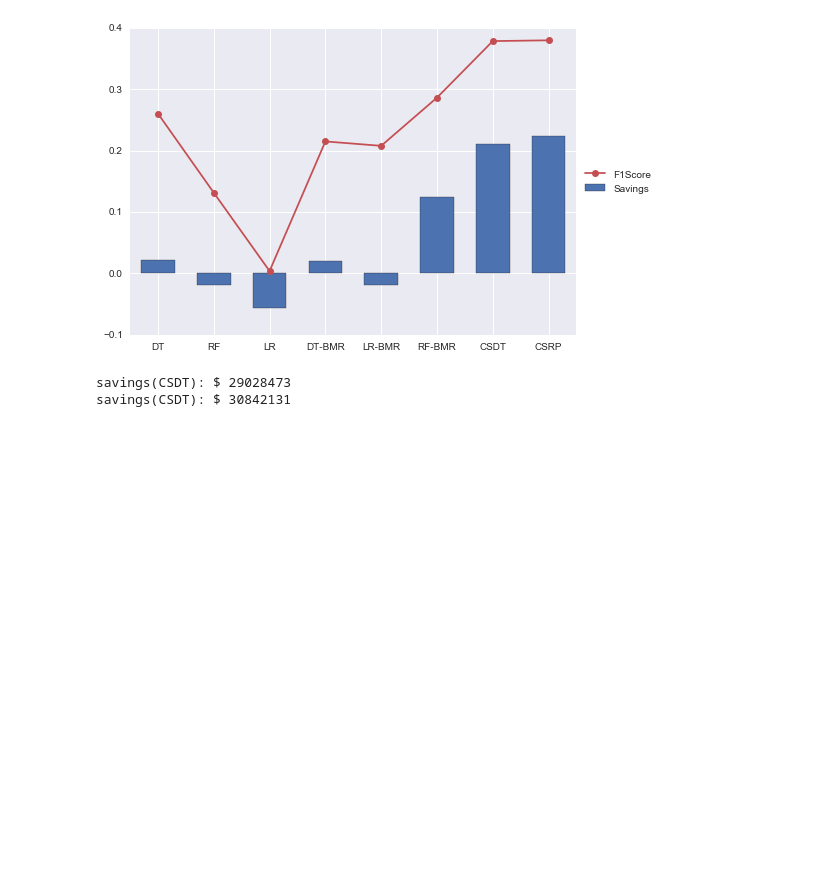
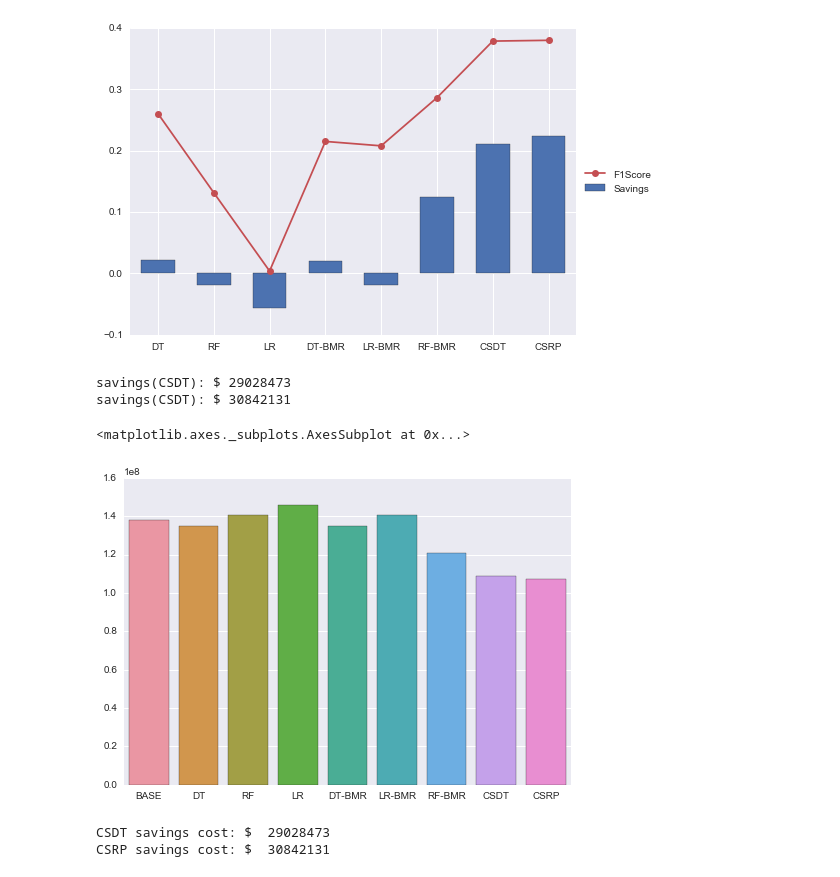
Before and after one commit to sanjaykim/intro_to_costcla_for_p2p, a Jupyter notebook: intro_to_costcla_for_p2p.ipynb, the cells around one changed output. Saved outputs shown, nothing was run; the diff lists cells and outputs as text; code cells hidden in the pictures; blank space fills up the shorter version.

Commit message:
add savings_cost graph and actual savings_costs for CSDT and CSRP

```diff
--- a/intro_to_costcla_for_p2p.ipynb
+++ b/intro_to_costcla_for_p2p.ipynb
@@ -418,3 +418,39 @@ print("savings(CSDT): $ "+str(int(cost_base * results.loc["CSRP"]["sav"])))
 # %% [output]
 savings(CSDT): $ 29028473
 savings(CSDT): $ 30842131
+# %%
+# Calculation of the actual amount of savings induced by using each model
+
+# objectify each model's savings costs
+
+RF = int(cost_base -cost_base * results.loc["RF"]["sav"])
+DT = int(cost_base -cost_base * results.loc["DT"]["sav"])
+LR = int(cost_base -cost_base * results.loc["LR"]["sav"])
+DTBMR = int(cost_base -cost_base * results.loc["DT-BMR"]["sav"])
+LRBMR = int(cost_base -cost_base * results.loc["LR-BMR"]["sav"])
+RFBMR = int(cost_base -cost_base * results.loc["RF-BMR"]["sav"])
+CSDT = int(cost_base -cost_base * results.loc["CSDT"]["sav"])
+CSRP = int(cost_base -cost_base * results.loc["CSRP"]["sav"])
+
+savings_cost = np.array([cost_base, DT, RF, LR, DTBMR, LRBMR, RFBMR, CSDT, CSRP])
+columns = ["BASE", "DT", "RF", "LR", "DT-BMR", "LR-BMR", "RF-BMR", "CSDT", "CSRP"]
+
+# add one more dimensioin to make it 2X9 matrix
+savings_cost = savings_cost[:, np.newaxis]
+
+# Transform matrix to DataFrame
+savings_cost = pd.DataFrame(savings_cost).T
+
+savings_cost.columns = columns
+
+# plot the savings_cost
+sns.barplot(data=savings_cost)
+# %% [output]
+<matplotlib.axes._subplots.AxesSubplot at 0x...>
+[figure, added]
+# %%
+print("CSDT savings cost: $  "+str(int(cost_base - CSDT)))
+print("CSRP savings cost: $  "+str(int(cost_base - CSRP)))
+# %% [output]
+CSDT savings cost: $  29028473
+CSRP savings cost: $  30842131
```
Also changed, not shown: parts of 6 cells of this notebook.
